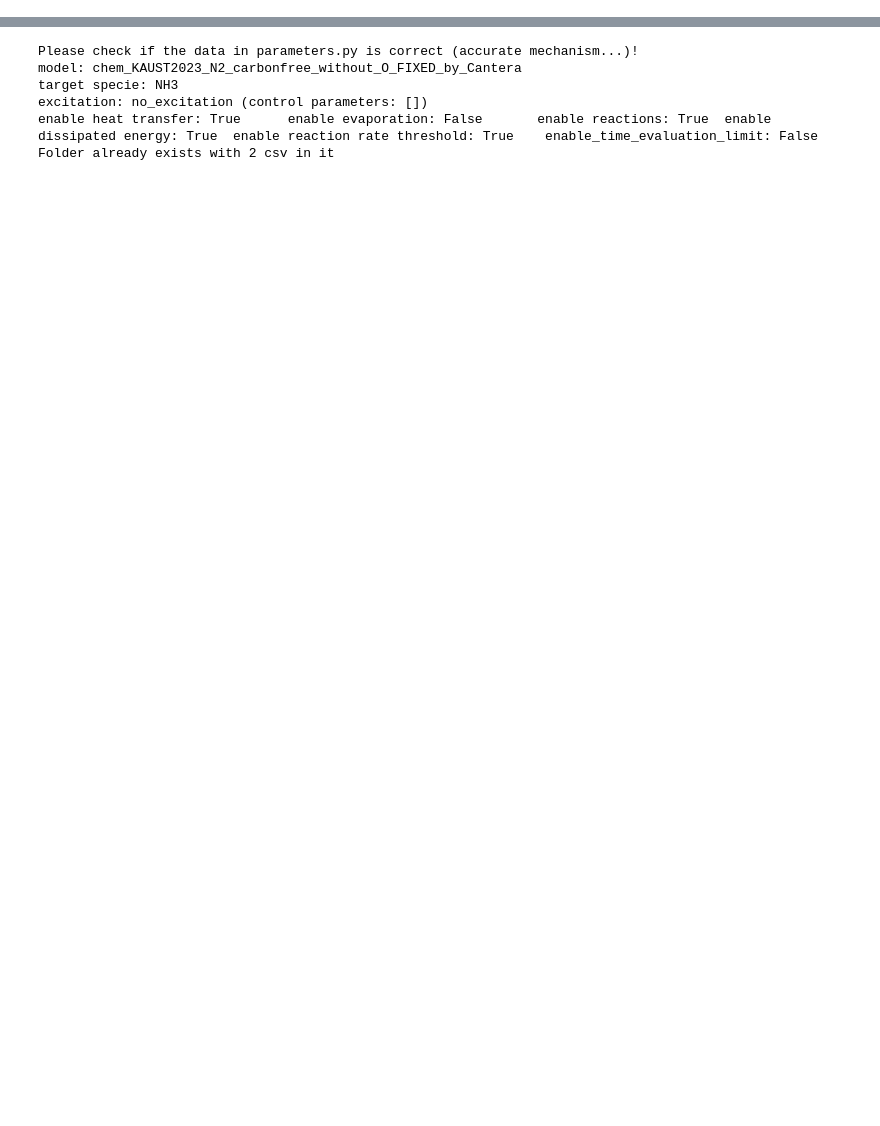
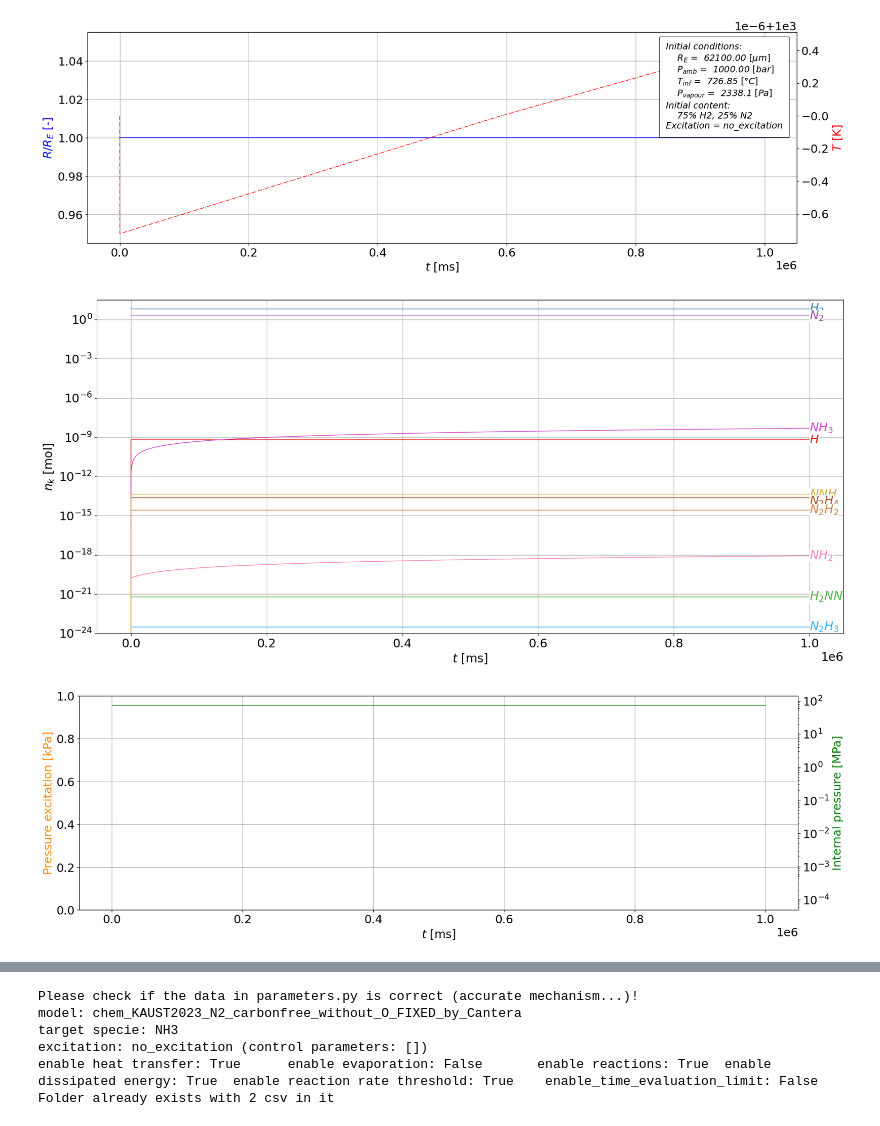
Before and after one commit to kozakaron/Bubble_dynamics_simulation_CPP, a Jupyter notebook: python_run.ipynb, the cells around one changed output, grey strips where cells are left out. Drawn from its saved outputs; the diff is of its cells as text; code cells hidden in the pictures; blank space fills up the shorter version.

```diff
--- a/python_run.ipynb
+++ b/python_run.ipynb
@@ -38,9 +38,9 @@ cpar = {'ID': 0,
 print(cpar['file_name'])
 print('Please check, where you R_dotdot read in from!')
 
-#data=api.run_simulation(cpar,executable_path="./bin/main",t_max=1.0e3,timeout=3000.0,save_steps=True)
+data=api.run_simulation(cpar,executable_path="./bin/main",t_max=1.0e3,timeout=3000.0,save_steps=True)
 #cpar: dict, json_path: str = 'ignore.json', executable_path: str = './bin/main', t_max: float = 1.0, timeout: float = 60.0, save_steps: bool = True, save_jacobian: bool = False, show_output: bool = True
-#api.plot(data)
+api.plot(data)
 
 ps=api.example_parameter_study()
 
@@ -81,7 +81,7 @@ ps['const_V'] = {"type": "Const", "value": 1.0}
 
 #datas=api.read_parameter_study('par_study1/')
 
-api.run_parameter_study(ps,t_max=1000.0,timeout=3000.0) #,save_directory='par_study'
+#api.run_parameter_study(ps,t_max=1000.0,timeout=3000.0) #,save_directory='par_study'
 
-datas=api.read_parameter_study('par_study1/')
+#datas=api.read_parameter_study('par_study1/')
 # %% [output]
@@ -93,0 +99,3 @@ Please check, where you R_dotdot read in from!
+[figure, added]
+[figure, added]
+[figure, added]
```
Also changed, not shown: parts of 1 cell of this notebook, 4 other files.
